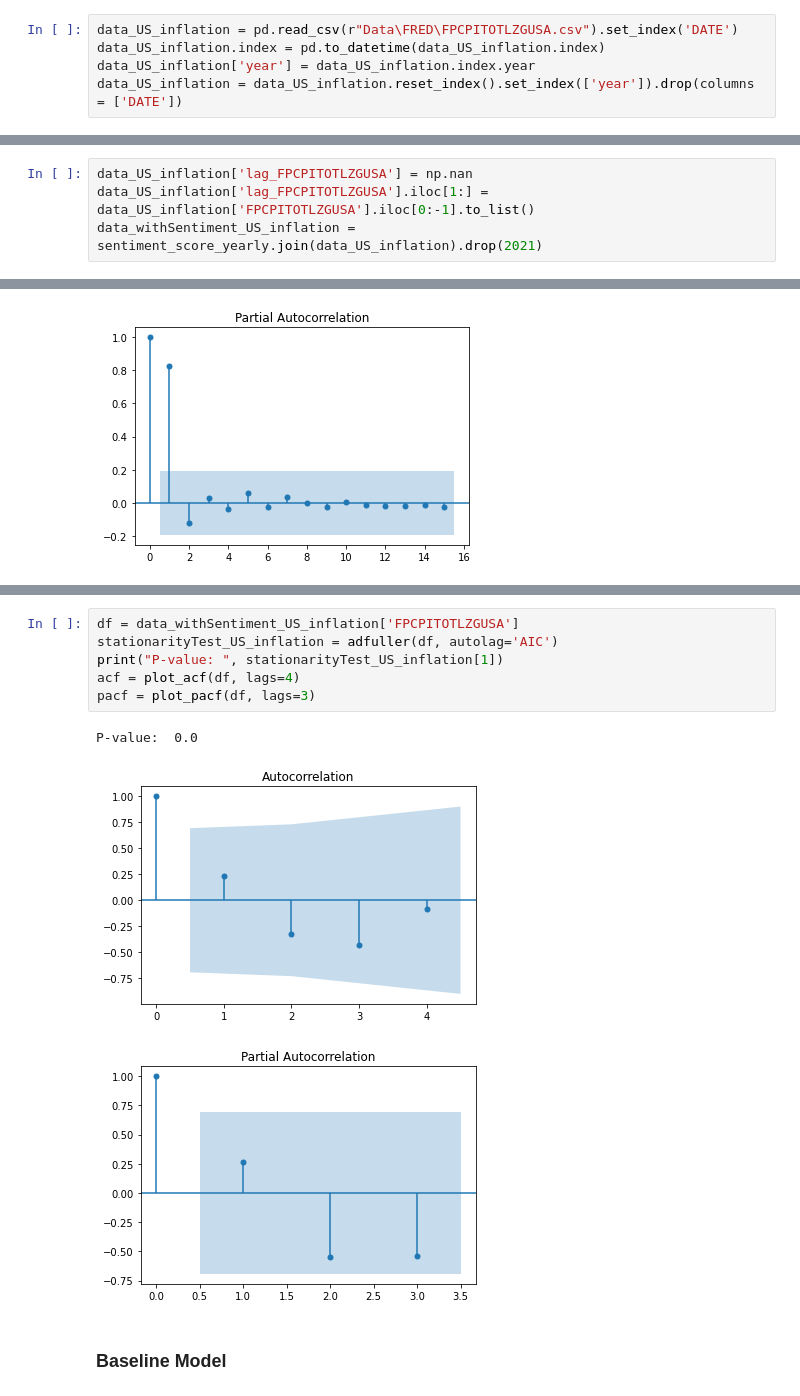
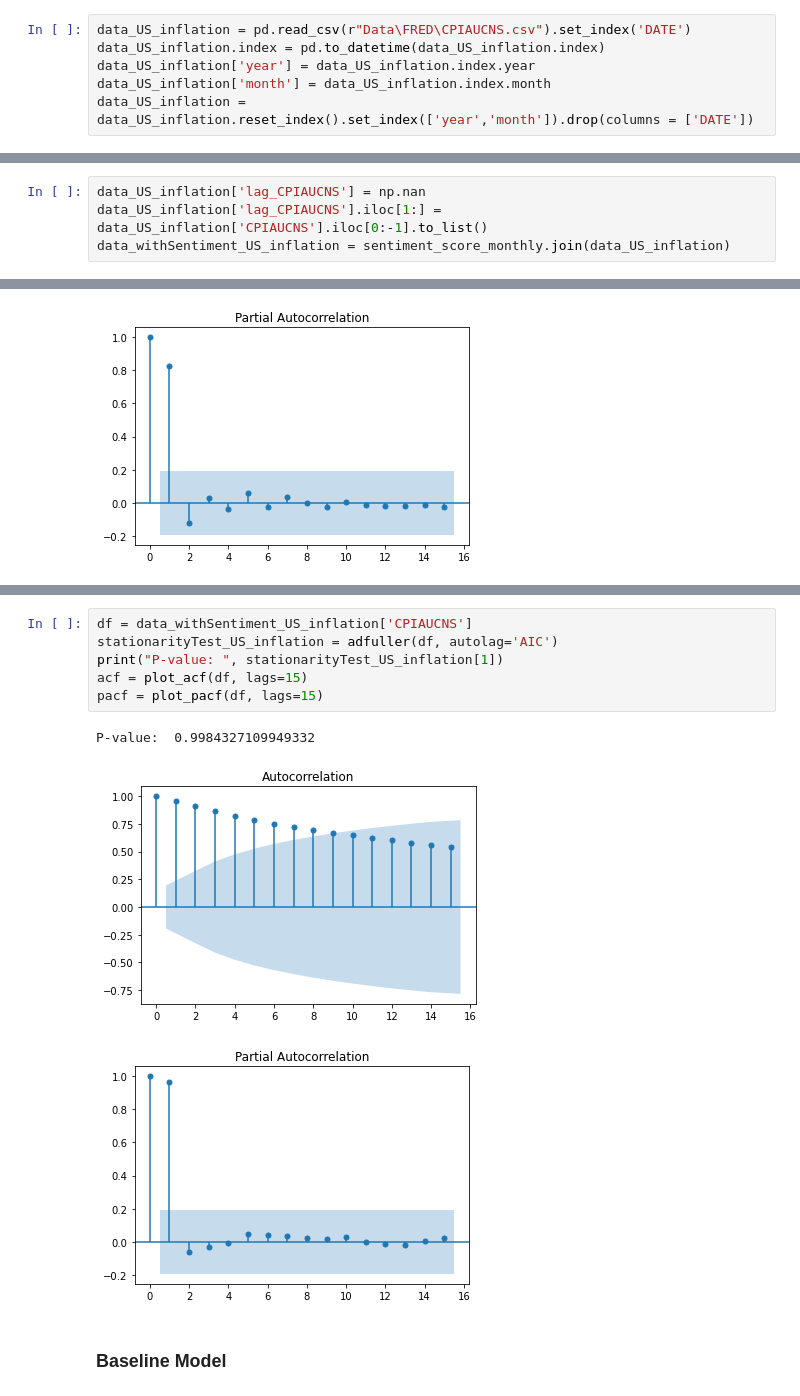
Before and after one commit to mustafashabbir10/Predicting_Economic_Growth, a Jupyter notebook: project_macro_model.ipynb, the cells around one changed output, grey strips where cells are left out. Drawn from its saved outputs; the diff is of its cells as text.

Commit message:
Add files via upload
CPI replaced with monthly one.

```diff
--- a/project_macro_model.ipynb
+++ b/project_macro_model.ipynb
@@ -20,10 +20,11 @@ data_US_gdp['year'] = data_US_gdp.index.year
 data_US_gdp['quarter'] = np.ceil(data_US_gdp.index.month / 3).astype(int)
 data_US_gdp = data_US_gdp.reset_index().set_index(['year','quarter']).drop(columns = ['DATE'])
 # %%
-data_US_inflation = pd.read_csv(r"Data\FRED\FPCPITOTLZGUSA.csv").set_index('DATE')
+data_US_inflation = pd.read_csv(r"Data\FRED\CPIAUCNS.csv").set_index('DATE')
 data_US_inflation.index = pd.to_datetime(data_US_inflation.index)
 data_US_inflation['year'] = data_US_inflation.index.year
-data_US_inflation = data_US_inflation.reset_index().set_index(['year']).drop(columns = ['DATE'])
+data_US_inflation['month'] = data_US_inflation.index.month
+data_US_inflation = data_US_inflation.reset_index().set_index(['year','month']).drop(columns = ['DATE'])
 # %% [markdown]
 ### Reading in Sentiment Score Data
 # %%
@@ -86,7 +87,7 @@ data_withSentiment_US_growth = sentiment_score_quarterly.join(data_US_gdp)
 # %%
-data_US_inflation['lag_FPCPITOTLZGUSA'] = np.nan
-data_US_inflation['lag_FPCPITOTLZGUSA'].iloc[1:] = data_US_inflation['FPCPITOTLZGUSA'].iloc[0:-1].to_list()
-data_withSentiment_US_inflation = sentiment_score_yearly.join(data_US_inflation).drop(2021)
+data_US_inflation['lag_CPIAUCNS'] = np.nan
+data_US_inflation['lag_CPIAUCNS'].iloc[1:] = data_US_inflation['CPIAUCNS'].iloc[0:-1].to_list()
+data_withSentiment_US_inflation = sentiment_score_monthly.join(data_US_inflation)
 # %% [markdown]
 ### Exploratory Data Analysis
 # %%
@@ -114,15 +115,15 @@ P-value:  0.5984475172171898
 [figure]
 [figure]
 # %%
-df = data_withSentiment_US_inflation['FPCPITOTLZGUSA']
+df = data_withSentiment_US_inflation['CPIAUCNS']
 stationarityTest_US_inflation = adfuller(df, autolag='AIC')
 print("P-value: ", stationarityTest_US_inflation[1])
-acf = plot_acf(df, lags=4)
-pacf = plot_pacf(df, lags=3)
+acf = plot_acf(df, lags=15)
+pacf = plot_pacf(df, lags=15)
 # %% [output]
-P-value:  0.0
+P-value:  0.9984327109949332
-[figure, old version]
+[figure, new version]
-[figure, old version]
+[figure, new version]
 # %% [markdown]
 ### Baseline Model
 # %%
```
Also changed, not shown: parts of 9 cells of this notebook.
